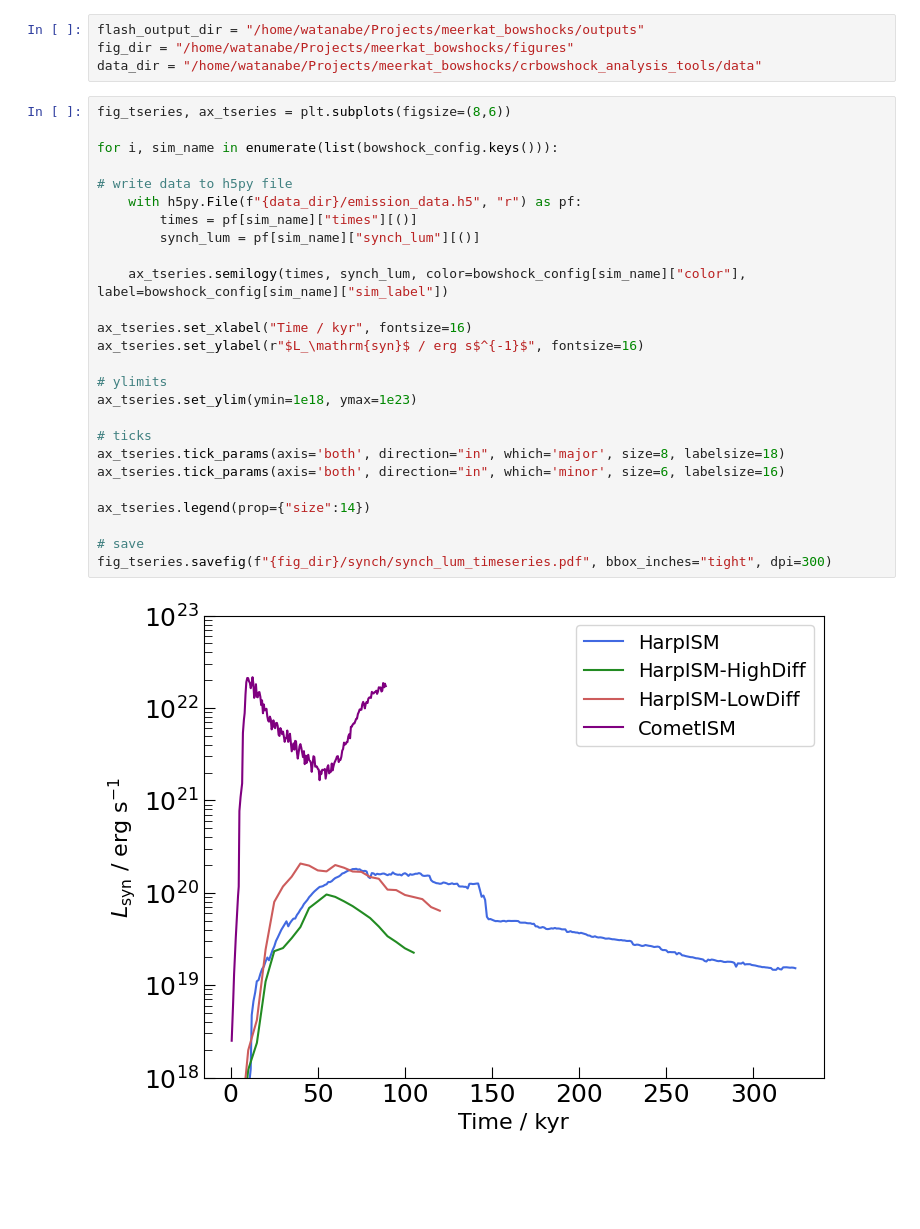
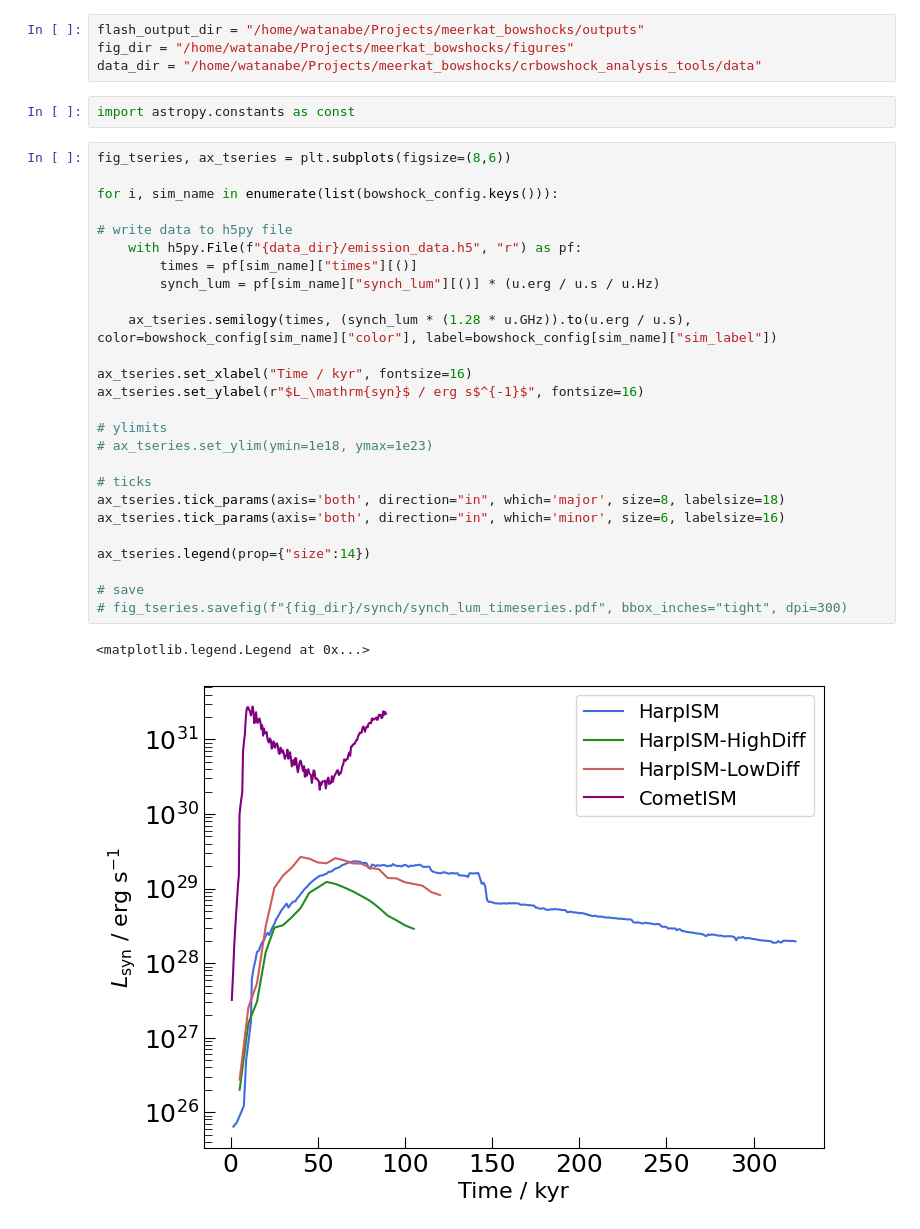
Before and after one commit to kwat0308/crbowshock_analysis_tools, a Jupyter notebook: calculate_CR_properties/2_plot_results/plot_luminosities.ipynb, the cells around one changed output. Cells and saved outputs as stored; diff of their text form; blank space fills up the shorter version.

```diff
--- a/calculate_CR_properties/2_plot_results/plot_luminosities.ipynb
+++ b/calculate_CR_properties/2_plot_results/plot_luminosities.ipynb
@@ -7,34 +8,37 @@ from bowshock_config import bowshock_config
 flash_output_dir = "/home/watanabe/Projects/meerkat_bowshocks/outputs"
 fig_dir = "/home/watanabe/Projects/meerkat_bowshocks/figures"
 data_dir = "/home/watanabe/Projects/meerkat_bowshocks/crbowshock_analysis_tools/data"
+# %%
+import astropy.constants as const
 # %%
 fig_tseries, ax_tseries = plt.subplots(figsize=(8,6))
 
 for i, sim_name in enumerate(list(bowshock_config.keys())):
 
 # write data to h5py file
     with h5py.File(f"{data_dir}/emission_data.h5", "r") as pf:
         times = pf[sim_name]["times"][()]
-        synch_lum = pf[sim_name]["synch_lum"][()]
+        synch_lum = pf[sim_name]["synch_lum"][()] * (u.erg / u.s / u.Hz)
 
-    ax_tseries.semilogy(times, synch_lum, color=bowshock_config[sim_name]["color"], label=bowshock_config[sim_name]["sim_label"])
+    ax_tseries.semilogy(times, (synch_lum * (1.28 * u.GHz)).to(u.erg / u.s), color=bowshock_config[sim_name]["color"], label=bowshock_config[sim_name]["sim_label"])
 
 ax_tseries.set_xlabel("Time / kyr", fontsize=16)
 ax_tseries.set_ylabel(r"$L_\mathrm{syn}$ / erg s$^{-1}$", fontsize=16)
 
 # ylimits
-ax_tseries.set_ylim(ymin=1e18, ymax=1e23)
+# ax_tseries.set_ylim(ymin=1e18, ymax=1e23)
 
 # ticks
 ax_tseries.tick_params(axis='both', direction="in", which='major', size=8, labelsize=18)
 ax_tseries.tick_params(axis='both', direction="in", which='minor', size=6, labelsize=16)
 
 ax_tseries.legend(prop={"size":14})
 
 # save
-fig_tseries.savefig(f"{fig_dir}/synch/synch_lum_timeseries.pdf", bbox_inches="tight", dpi=300)
+# fig_tseries.savefig(f"{fig_dir}/synch/synch_lum_timeseries.pdf", bbox_inches="tight", dpi=300)
 # %% [output]
+<matplotlib.legend.Legend at 0x...>
-[figure, old version]
+[figure, new version]
 # %%
 fig_tseries, ax_tseries = plt.subplots(figsize=(8,6))
 
```
Also changed, not shown: parts of 2 cells of this notebook, 3 other files.
